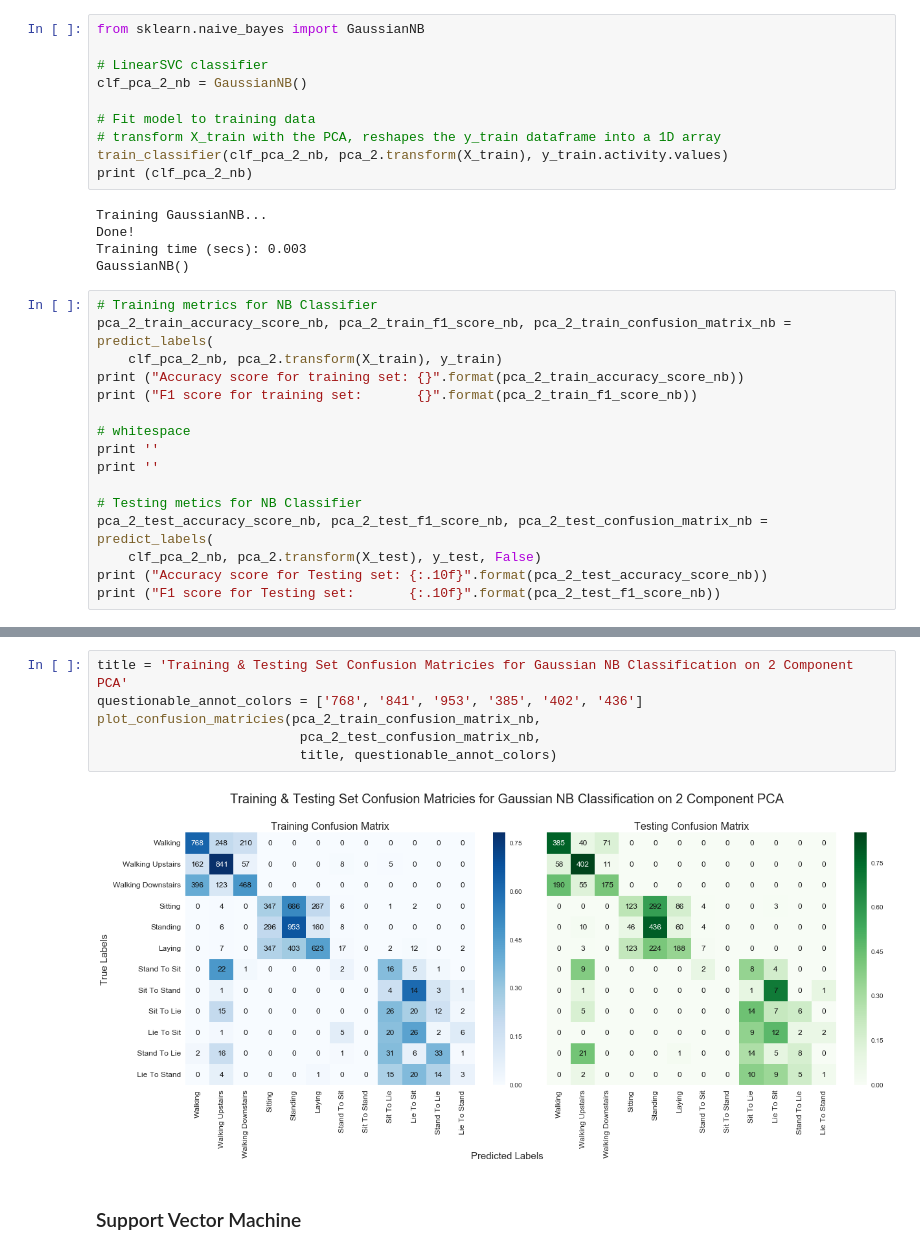
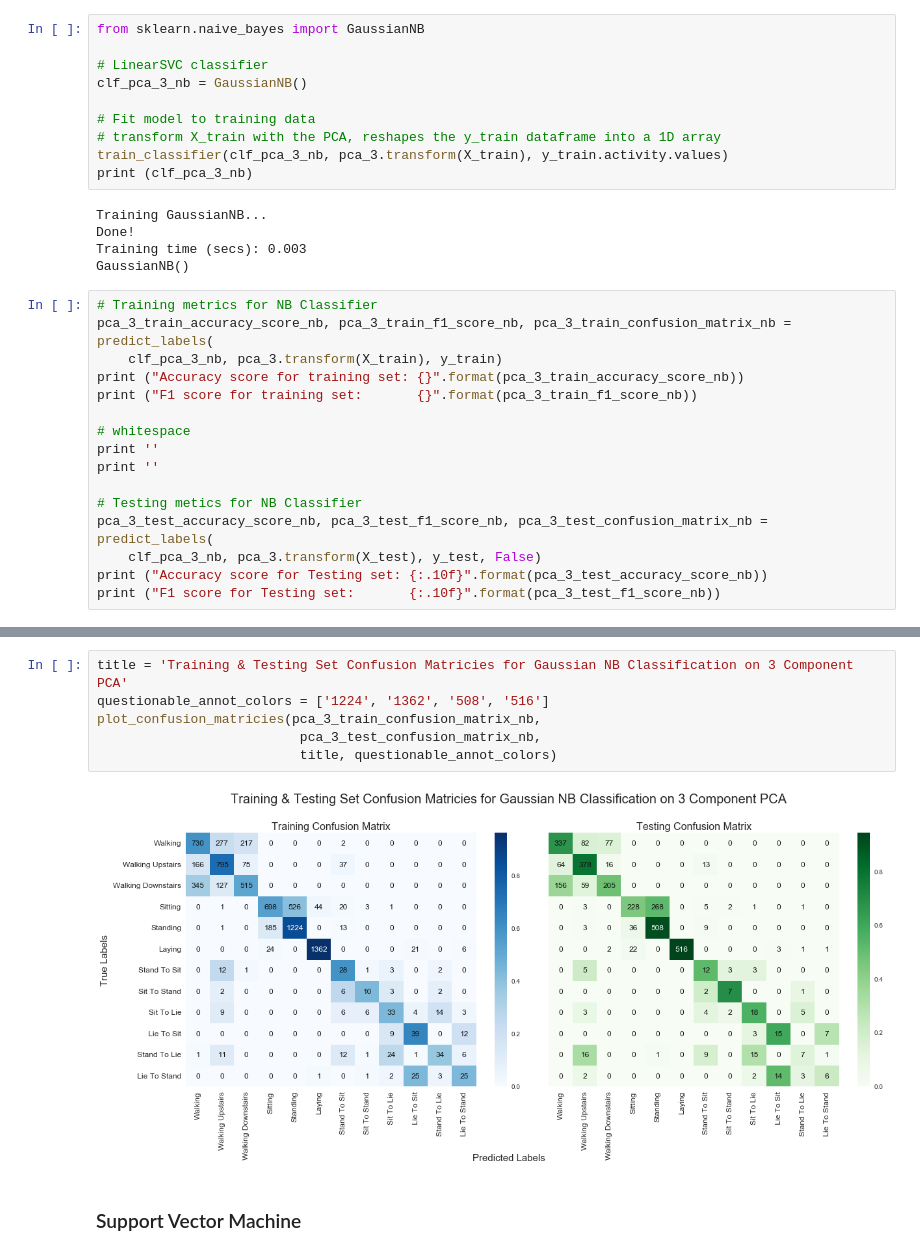
Before and after one commit to todddangerfarr/mlnd-p5-capstone-wearables-activity-tracking, a Jupyter notebook: human-activities-and-postural-transitions.ipynb, the cells around one changed output, grey strips where cells are left out. Cells and saved outputs as stored; diff of their text form.

```diff
--- a/human-activities-and-postural-transitions.ipynb
+++ b/human-activities-and-postural-transitions.ipynb
@@ -546,12 +565,12 @@ plot_confusion_matricies(pca_2_train_confusion_matrix_lsvc,
 from sklearn.naive_bayes import GaussianNB
 
 # LinearSVC classifier
-clf_pca_2_nb = GaussianNB()
+clf_pca_3_nb = GaussianNB()
 
 # Fit model to training data
 # transform X_train with the PCA, reshapes the y_train dataframe into a 1D array
-train_classifier(clf_pca_2_nb, pca_2.transform(X_train), y_train.activity.values)
-print (clf_pca_2_nb)
+train_classifier(clf_pca_3_nb, pca_3.transform(X_train), y_train.activity.values)
+print (clf_pca_3_nb)
 # %% [output]
 Training GaussianNB...
 Done!
@@ -559,20 +578,20 @@ Training time (secs): 0.003
 GaussianNB()
 # %%
 # Training metrics for NB Classifier
-pca_2_train_accuracy_score_nb, pca_2_train_f1_score_nb, pca_2_train_confusion_matrix_nb = predict_labels(
-    clf_pca_2_nb, pca_2.transform(X_train), y_train)
-print ("Accuracy score for training set: {}".format(pca_2_train_accuracy_score_nb))
-print ("F1 score for training set:       {}".format(pca_2_train_f1_score_nb))
+pca_3_train_accuracy_score_nb, pca_3_train_f1_score_nb, pca_3_train_confusion_matrix_nb = predict_labels(
+    clf_pca_3_nb, pca_3.transform(X_train), y_train)
+print ("Accuracy score for training set: {}".format(pca_3_train_accuracy_score_nb))
+print ("F1 score for training set:       {}".format(pca_3_train_f1_score_nb))
 
 # whitespace
 print ''
 print ''
 
 # Testing metics for NB Classifier
-pca_2_test_accuracy_score_nb, pca_2_test_f1_score_nb, pca_2_test_confusion_matrix_nb = predict_labels(
-    clf_pca_2_nb, pca_2.transform(X_test), y_test, False)
-print ("Accuracy score for Testing set: {:.10f}".format(pca_2_test_accuracy_score_nb))
-print ("F1 score for Testing set:       {:.10f}".format(pca_2_test_f1_score_nb))
+pca_3_test_accuracy_score_nb, pca_3_test_f1_score_nb, pca_3_test_confusion_matrix_nb = predict_labels(
+    clf_pca_3_nb, pca_3.transform(X_test), y_test, False)
+print ("Accuracy score for Testing set: {:.10f}".format(pca_3_test_accuracy_score_nb))
+print ("F1 score for Testing set:       {:.10f}".format(pca_3_test_f1_score_nb))
 # %% [output]
 Predicting labels for Training Set using GaussianNB...
 Done!
@@ -589,11 +608,11 @@ F1 score for Testing set:       0.5285820988
 # %%
-title = 'Training & Testing Set Confusion Matricies for Gaussian NB Classification on 2 Component PCA'
-questionable_annot_colors = ['768', '841', '953', '385', '402', '436']
-plot_confusion_matricies(pca_2_train_confusion_matrix_nb,
-                          pca_2_test_confusion_matrix_nb,
+title = 'Training & Testing Set Confusion Matricies for Gaussian NB Classification on 3 Component PCA'
+questionable_annot_colors = ['1224', '1362', '508', '516']
+plot_confusion_matricies(pca_3_train_confusion_matrix_nb,
+                          pca_3_test_confusion_matrix_nb,
                           title, questionable_annot_colors)
 # %% [output]
-[figure, old version]
+[figure, new version]
 # %% [markdown]
 ### Support Vector Machine
 # %%
```
Also changed, not shown: parts of 17 cells of this notebook, 7 other files.
